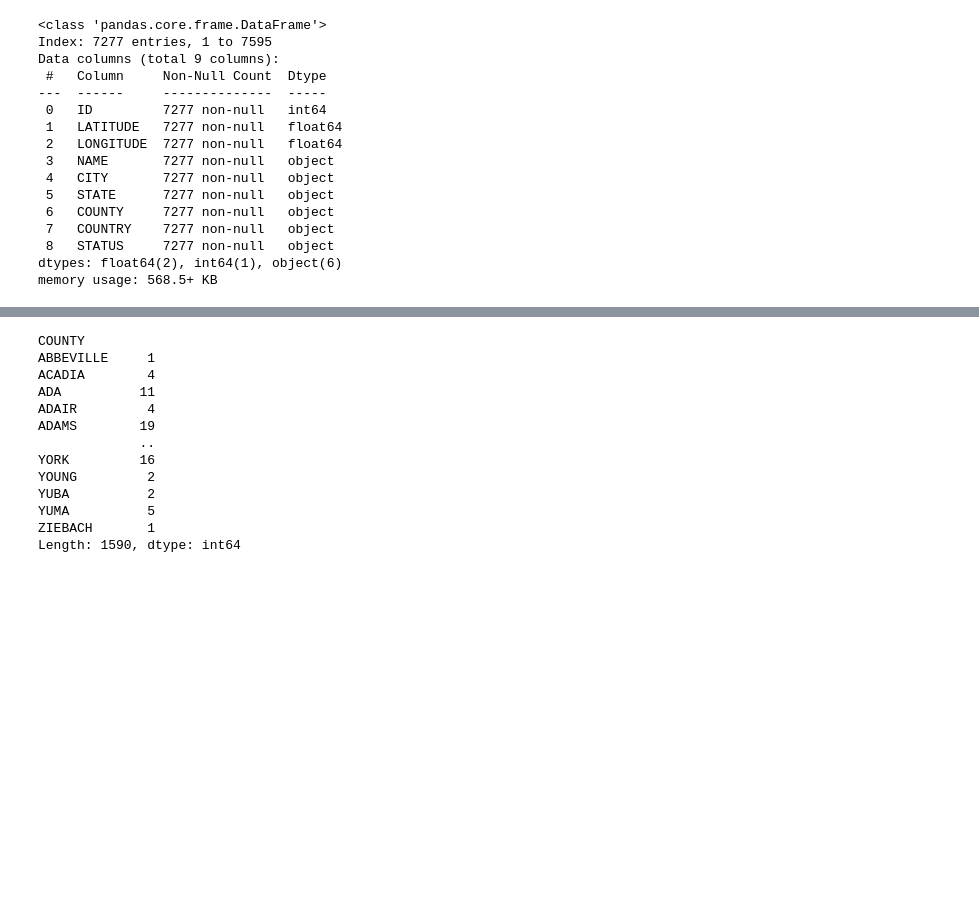
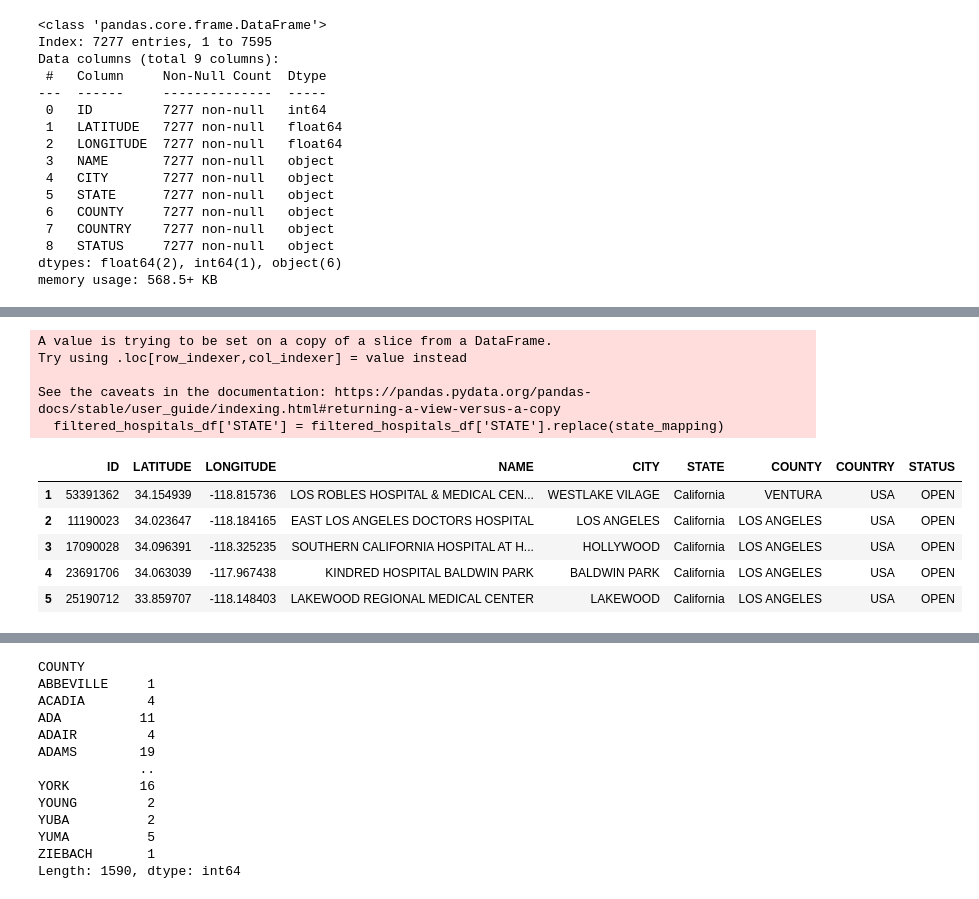
Before and after one commit to jvwastaken/Project-3, a Jupyter notebook: JV/Hospital.ipynb, the cells around one changed output, grey strips where cells are left out. Cells and saved outputs as stored; diff of their text form; code cells hidden in the pictures; blank space fills up the shorter version.

```diff
--- a/JV/Hospital.ipynb
+++ b/JV/Hospital.ipynb
@@ -101,3 +92,81 @@ filtered_hospitals_df.head()
+# %%
+state_mapping = {
+    'AL': 'Alabama',
+    'AK': 'Alaska',
+    'AS': 'American Samoa',
+    'AZ': 'Arizona',
+    'AR': 'Arkansas',
+    'CA': 'California',
+    'CO': 'Colorado',
+    'CT': 'Connecticut',
+    'DE': 'Delaware',
+    'DC': 'District of Columbia',
+    'FL': 'Florida',
+    'GA': 'Georgia',
+    'GU': 'Guam',
+    'HI': 'Hawaii',
+    'ID': 'Idaho',
+    'IL': 'Illinois',
+    'IN': 'Indiana',
+    'IA': 'Iowa',
+    'KS': 'Kansas',
+    'KY': 'Kentucky',
+    'LA': 'Louisiana',
+    'ME': 'Maine',
+    'MD': 'Maryland',
+    'MA': 'Massachusetts',
+    'MI': 'Michigan',
+    'MN': 'Minnesota',
+    'MS': 'Mississippi',
+    'MO': 'Missouri',
+    'MP': 'Northern Mariana Islands',
+    'MT': 'Montana',
+    'NE': 'Nebraska',
+    'NV': 'Nevada',
+    'NH': 'New Hampshire',
+    'NJ': 'New Jersey',
+    'NM': 'New Mexico',
+    'NY': 'New York',
+    'NC': 'North Carolina',
+    'ND': 'North Dakota',
+    'OH': 'Ohio',
+    'OK': 'Oklahoma',
+    'OR': 'Oregon',
+    'PA': 'Pennsylvania',
+    'PR': 'Puerto Rico',
+    'PW': 'Palau',
+    'RI': 'Rhode Island',
+    'SC': 'South Carolina',
+    'SD': 'South Dakota',
+    'TN': 'Tennessee',
+    'TX': 'Texas',
+    'UT': 'Utah',
+    'VT': 'Vermont',
+    'VA': 'Virginia',
+    'VI': 'U.S. Virgin Islands',
+    'WA': 'Washington',
+    'WV': 'West Virginia',
+    'WI': 'Wisconsin',
+    'WY': 'Wyoming'
+}
+
+# Replace abbreviations with full names
+filtered_hospitals_df['STATE'] = filtered_hospitals_df['STATE'].replace(state_mapping)
+
+# Display the updated DataFrame
+filtered_hospitals_df.head()
+# %% [output]
+A value is trying to be set on a copy of a slice from a DataFrame.
+Try using .loc[row_indexer,col_indexer] = value instead
+
+See the caveats in the documentation: https://pandas.pydata.org/pandas-docs/stable/user_guide/indexing.html#returning-a-view-versus-a-copy
+  filtered_hospitals_df['STATE'] = filtered_hospitals_df['STATE'].replace(state_mapping)
+|  | ID | LATITUDE | LONGITUDE | NAME | CITY | STATE | COUNTY | COUNTRY | STATUS |
+| 1 | 53391362 | 34.154939 | -118.815736 | LOS ROBLES HOSPITAL & MEDICAL CEN... | WESTLAKE VILAGE | California | VENTURA | USA | OPEN |
+| 2 | 11190023 | 34.023647 | -118.184165 | EAST LOS ANGELES DOCTORS HOSPITAL | LOS ANGELES | California | LOS ANGELES | USA | OPEN |
+| 3 | 17090028 | 34.096391 | -118.325235 | SOUTHERN CALIFORNIA HOSPITAL AT H... | HOLLYWOOD | California | LOS ANGELES | USA | OPEN |
+| 4 | 23691706 | 34.063039 | -117.967438 | KINDRED HOSPITAL BALDWIN PARK | BALDWIN PARK | California | LOS ANGELES | USA | OPEN |
+| 5 | 25190712 | 33.859707 | -118.148403 | LAKEWOOD REGIONAL MEDICAL CENTER | LAKEWOOD | California | LOS ANGELES | USA | OPEN |
 # %%
 # Initialize an empty list to store dictionaries
 hospital_list = []
```
Also changed, not shown: parts of 8 cells of this notebook, 1 other file.
